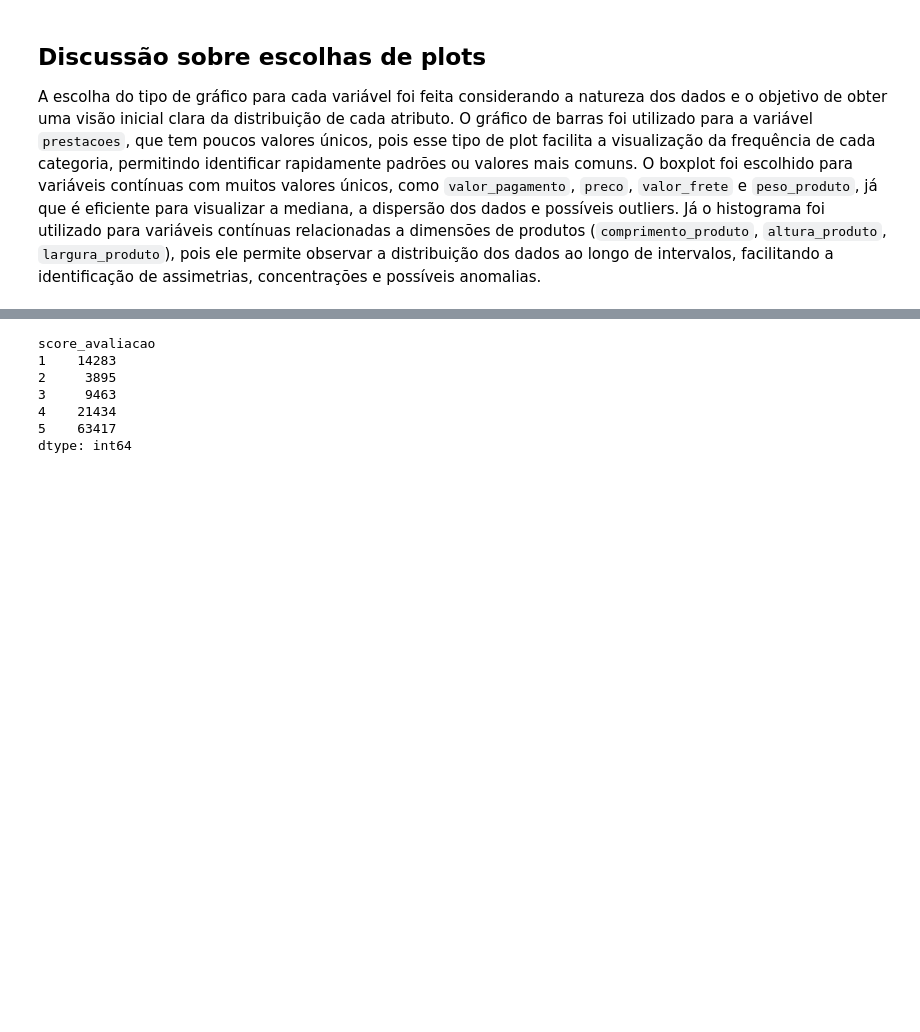
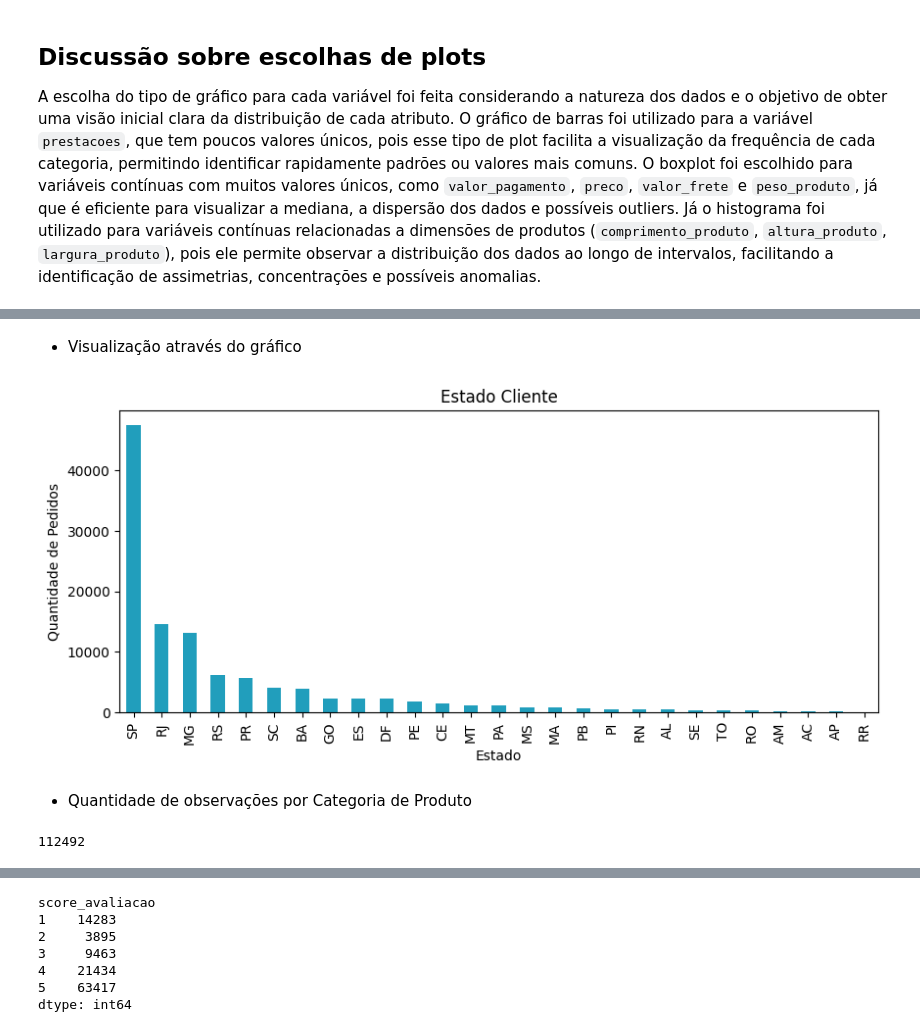
Before and after one commit to ana-ruth-bezerra/data_analysis, a Jupyter notebook: notebooks/01_exploratory_analysis.ipynb, the cells around one changed output, grey strips where cells are left out. Saved outputs shown, nothing was run; the diff lists cells and outputs as text; code cells hidden in the pictures; blank space fills up the shorter version.

```diff
--- a/notebooks/01_exploratory_analysis.ipynb
+++ b/notebooks/01_exploratory_analysis.ipynb
@@ -400,0 +402,16 @@ Name: proportion, dtype: float64
+# %% [markdown]
+- Visualização através do gráfico
+# %%
+plt.figure(figsize=(10, 4))
+df['estado_cliente'].value_counts().plot(kind='bar', color='#219ebc')
+plt.title('Estado Cliente')
+plt.xlabel('Estado')
+plt.ylabel('Quantidade de Pedidos');
+# %% [output]
+[figure, added]
+# %% [markdown]
+- Quantidade de observações por Categoria de Produto
+# %%
+df['categoria_produto'].size
+# %% [output]
+112492
```
Also changed, not shown: parts of 40 cells of this notebook.
